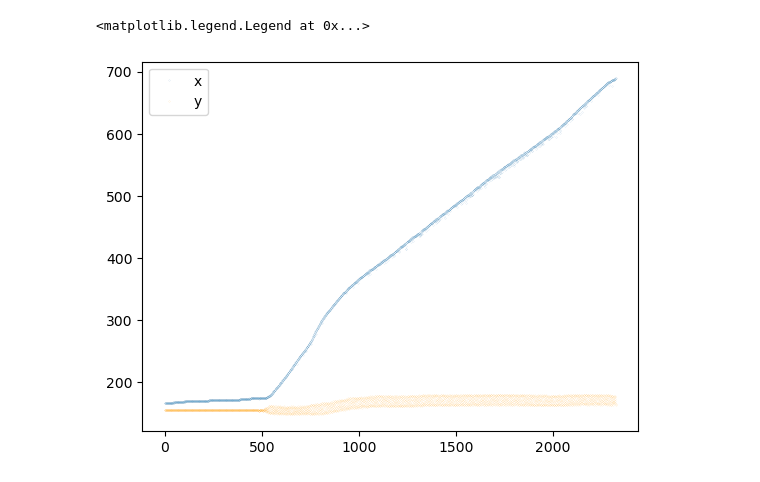
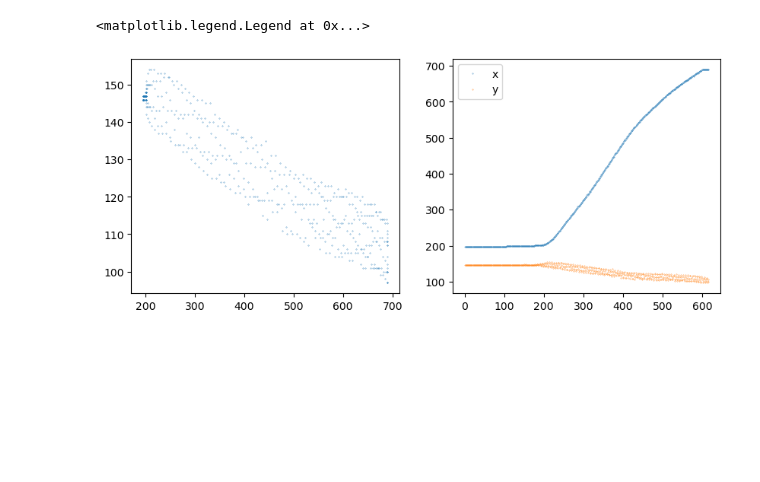
Before and after one commit to gardianc/Nado-ondulatorio, a Jupyter notebook: tracking.ipynb, the cells around one changed output. Drawn from its saved outputs; the diff is of its cells as text; code cells hidden in the pictures; blank space fills up the shorter version.

```diff
--- a/tracking.ipynb
+++ b/tracking.ipynb
@@ -36,12 +37,14 @@ def filtrar(frame, PRUEBA=False, nombre='GAUSS'):
         cv.imwrite(f'{nombre}.jpg', im_gauss)
     return im_gauss
 
-def find(frame, limites):
+def find(frame):
     y, x = np.where(frame==0)
-    track = (int(np.mean(x)), int(np.mean(y)))
-    return track
+    x_head = np.max(x)
+    filas = np.unique(y)
+    y_head = int(np.mean(filas))
+    return x, y, x_head, y_head
 
-def tracker(vs, limites):
+def tracker(vs, limites, SHOW=False):
         # Crea las listas vacias que van a ser nuestras mediciones
         pos_x = []
         pos_y = []
@@ -53,13 +56,19 @@ def tracker(vs, limites):
         while(vs.isOpened()):
             i+=1
             ret, frame = vs.read()
+            if i == 3480:
+                    cv.imwrite("Camo Snapshot 2024-05-17 11-56-08 - 3Hz.jpg", frame)
             if ret:
-                print(i)
-                frame = binarize(gris(cortar(frame, limites)))
+                frame = cortar(frame, limites)
+                frame_bn = binarize(gris(frame))
                 try:
-                    pos_xy = find(frame,limites)
-                    pos_x.append(pos_xy[0])
-                    pos_y.append(pos_xy[1])
+                    x, y, x_head, y_head = find(frame_bn)
+                    pos_x.append(x_head)
+                    pos_y.append(y_head)
+                    if SHOW:
+                        frame[y, x] = [0, 255, 0]
+                        frame = cv.circle(frame, (x_head, y_head), radius=1, color=(0, 0, 255), thickness=-1)
+                        cv.imshow('frame', frame)
                 except:
                     break
                 if cv.waitKey(1) & 0xFF == ord('q'):
@@ -137,7 +149,6 @@ ax.plot(track[0], track[1], color = 'r', marker='.', markersize=1)
 [figure]
 # %%
 # abro y analizo video
-video = cv.VideoCapture('Camo Recording 2024-05-17 11-54-12 - 5Hz.mp4')
-lim = [319, 1009, 182, 513]
-_, im = video.read()
-t,x,y = tracker(video, lim)
+video = cv.VideoCapture('Camo Recording 2024-05-17 12-04-24 - 10Hz.mp4')
+lim = [319, 1009, 205, 505]
+t,x,y = tracker(video, lim, SHOW=True)
@@ -162,7 +155,10 @@ t,x,y = tracker(video, lim)
 # %%
-plt.plot(t[:2322],x,'.',markersize=0.1,label='x')
-plt.plot(t[:2322],y,'.',color='orange',markersize=0.1,label='y')
-plt.legend()
+fig, [ax1, ax2] = plt.subplots(1, 2, figsize = (10, 4))
+ax1.plot(x, y, '.', markersize=0.5)
+
+ax2.plot(t[:len(x)], x, '.', markersize=0.5,label='x')
+ax2.plot(t[:len(x)], y, '.', markersize=0.5, label='y')
+ax2.legend()
 # %% [output]
 <matplotlib.legend.Legend at 0x...>
-[figure, old version]
+[figure, new version]
```
Also changed, not shown: parts of 8 cells of this notebook.
